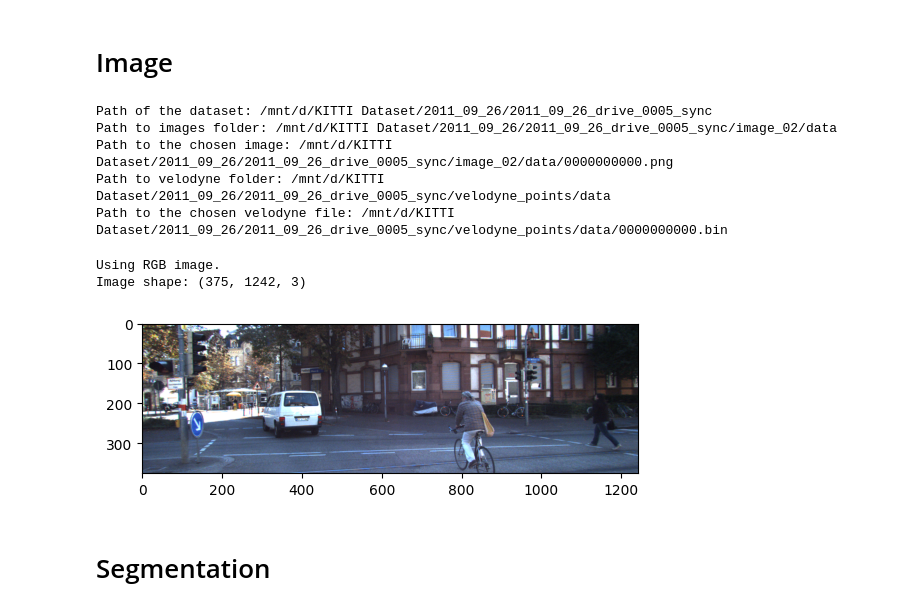
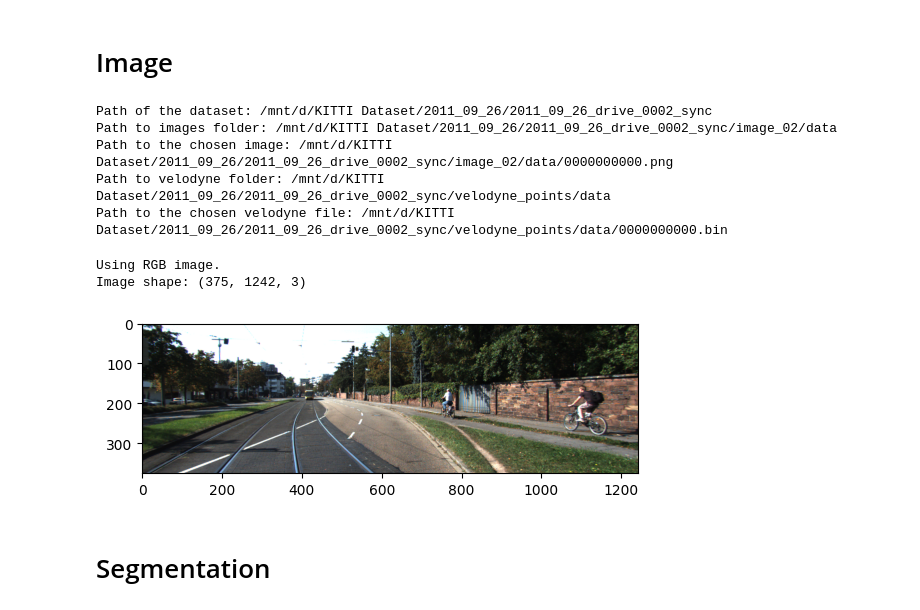
Before and after one commit to metinersin/height-estimation-kitti, a Jupyter notebook: test.ipynb, the cells around one changed output. Saved outputs shown, nothing was run; the diff lists cells and outputs as text; code cells hidden in the pictures.

```diff
--- a/test.ipynb
+++ b/test.ipynb
@@ -20,7 +22,7 @@ The autoreload extension is already loaded. To reload it, use:
 # %%
-date = '2011_09_26'
-drive = 5
-cam = 2
+date = "2011_09_26"
+drive = 2
+cam: Literal[0, 1, 2, 3] = 2
 frame = 0
 # %% [markdown]
 # Image
@@ -37,28 +39,29 @@ print(f"Path to the chosen image: {img_path}")
 print(f"Path to velodyne folder: {velodyne_data_path}")
 print(f"Path to the chosen velodyne file: {velodyne_path}")
 # %% [output]
-Path of the dataset: /mnt/d/KITTI Dataset/2011_09_26/2011_09_26_drive_0005_sync
-Path to images folder: /mnt/d/KITTI Dataset/2011_09_26/2011_09_26_drive_0005_sync/image_02/data
-Path to the chosen image: /mnt/d/KITTI Dataset/2011_09_26/2011_09_26_drive_0005_sync/image_02/data/0000000000.png
-Path to velodyne folder: /mnt/d/KITTI Dataset/2011_09_26/2011_09_26_drive_0005_sync/velodyne_points/data
-Path to the chosen velodyne file: /mnt/d/KITTI Dataset/2011_09_26/2011_09_26_drive_0005_sync/velodyne_points/data/0000000000.bin
+Path of the dataset: /mnt/d/KITTI Dataset/2011_09_26/2011_09_26_drive_0002_sync
+Path to images folder: /mnt/d/KITTI Dataset/2011_09_26/2011_09_26_drive_0002_sync/image_02/data
+Path to the chosen image: /mnt/d/KITTI Dataset/2011_09_26/2011_09_26_drive_0002_sync/image_02/data/0000000000.png
+Path to velodyne folder: /mnt/d/KITTI Dataset/2011_09_26/2011_09_26_drive_0002_sync/velodyne_points/data
+Path to the chosen velodyne file: /mnt/d/KITTI Dataset/2011_09_26/2011_09_26_drive_0002_sync/velodyne_points/data/0000000000.bin
 # %%
 img = kitti.image(date, drive, cam, frame)
 
-img_height, img_width= img.shape[0:2]
+img_height, img_width = img.shape[0:2]
+img_size = (img_height, img_width)
 
 if img.ndim == 3:
     print("Using RGB image.")
 else:
     print("Using grayscale image.")
 
 print(f"Image shape: {img.shape}")
 
 plotting.draw(img)
 # %% [output]
 Using RGB image.
 Image shape: (375, 1242, 3)
-[figure, old version]
+[figure, new version]
 # %% [markdown]
 # Segmentation
 # %%
```
Also changed, not shown: parts of 13 cells of this notebook.
